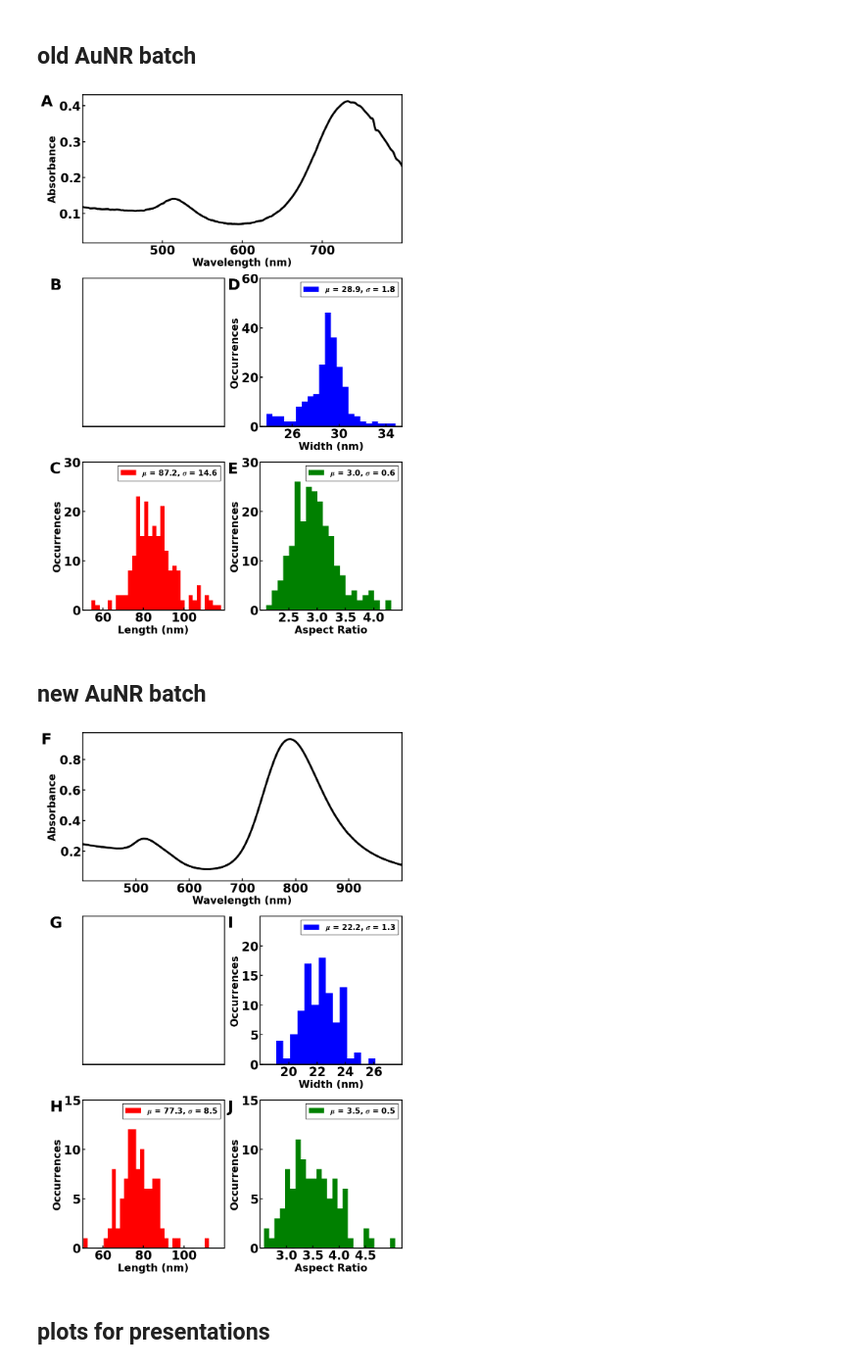
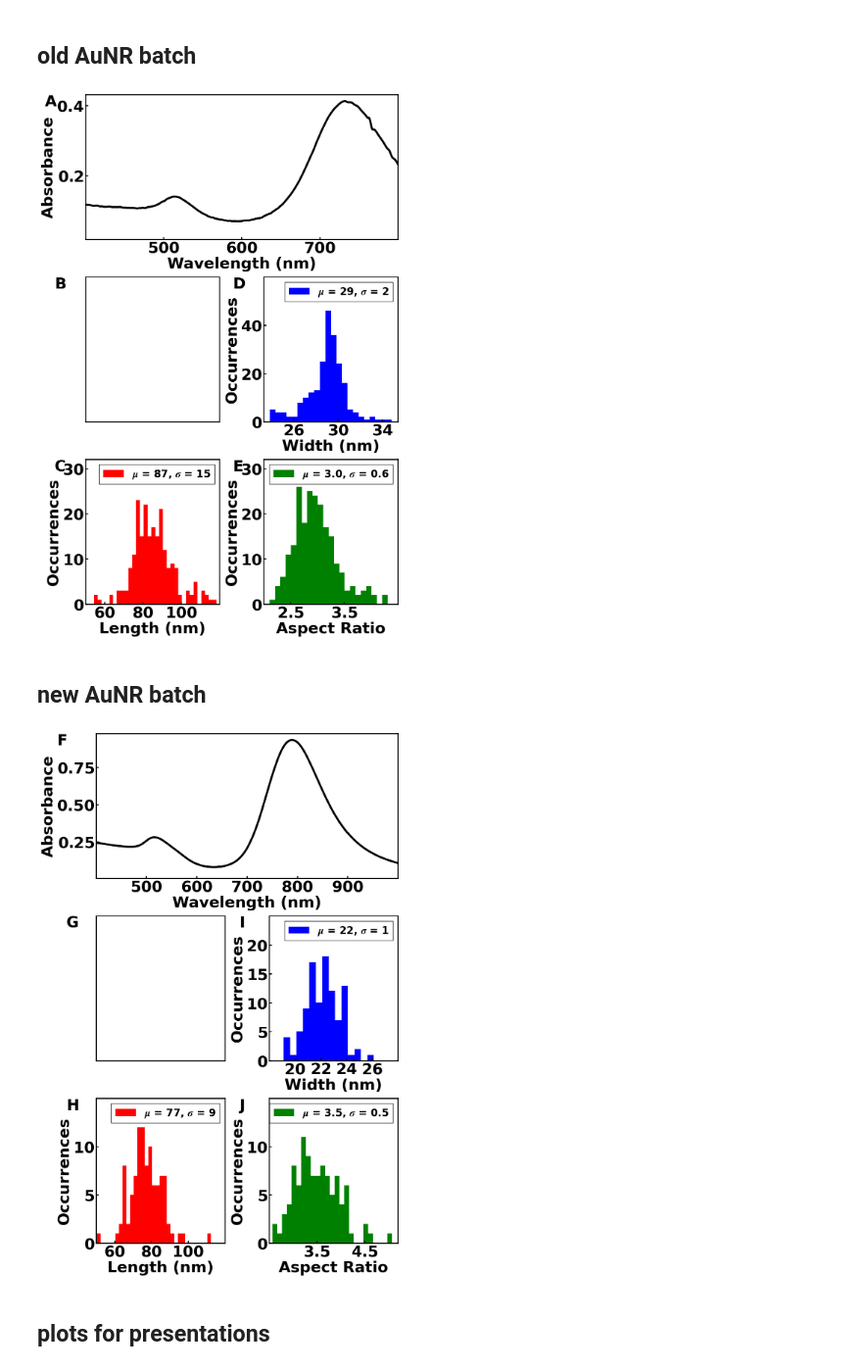
Before and after one commit to SWAN88/AuNR_DA, a Jupyter notebook: 091224_figureS1.ipynb, the cells around one changed output. Shown at 98% size. Saved outputs shown, nothing was run; the diff lists cells and outputs as text; code cells hidden in the pictures.

```diff
--- a/091224_figureS1.ipynb
+++ b/091224_figureS1.ipynb
@@ -37,10 +37,11 @@ fig = plt.figure(figsize=(10, 15))
 axA = plt.subplot2grid((3, 2), (0, 0), colspan=2)  # Span across the first row
 axA.plot(uvvis_data['wav'], uvvis_data['absorbance'], c='k', lw=4)
 axA.text(-0.13, 1, 'A', ha='left', va='top', transform=axA.transAxes, fontsize=30)
+axA.tick_params(axis='both', labelsize=30, pad=3)
 axA.set_xlim(400, 800)
 axA.set_xticks([500, 600, 700])
-axA.set_xlabel('Wavelength (nm)')
-axA.set_ylabel('Absorbance')
+axA.set_xlabel('Wavelength (nm)', fontsize=30)
+axA.set_ylabel('Absorbance', fontsize=30)
 
 # Second row, first column (B)
 axB = plt.subplot2grid((3, 2), (1, 0))
@@ -56,15 +57,16 @@ mean = np.mean(target)
 std = np.std(target)
 target_divided_mean = target/mean
 axC.hist(target, bins=np.arange(min(target), max(target)+binwidth, binwidth),
-        color='r', label=f'$\mu$ = {round(mean, 1)}, $\sigma$ = {round(std, 1)}')
+        color='r', label=f'$\mu$ = {int(round(mean, 0))}, $\sigma$ = {int(round(std, 0))}')
 axC.text(-0.23, 1, 'C', ha='left', va='top', transform=axC.transAxes, fontsize=30)
-axC.set_xlabel('Length (nm)')
-axC.set_ylabel('Occurrences')
-axC.set_ylim(0, 30)
+axC.tick_params(axis='both', labelsize=30, pad=3)
+axC.set_xlabel('Length (nm)', fontsize=30)
+axC.set_ylabel('Occurrences', fontsize=30)
+axC.set_ylim(0, 32)
 axC.set_xlim(50, 120)
 axC.set_xticks([60.0, 80.0, 100.0])
 axC.set_yticks([0, 10, 20, 30])
-axC.legend(fontsize=15)
+axC.legend(fontsize=20)
 
 # Second row, second column (D)
 axD = plt.subplot2grid((3, 2), (1, 1))
@@ -73,14 +75,15 @@ target = width
 mean = np.mean(target)
 std = np.std(target)
 axD.hist(target, bins=np.arange(min(target), max(target)+binwidth, binwidth),
-        color='b', label=f'$\mu$ = {round(mean, 1)}, $\sigma$ = {round(std, 1)}')
+        color='b', label=f'$\mu$ = {int(round(mean, 0))}, $\sigma$ = {int(round(std, 0))}')
 axD.text(-0.23, 1, 'D', ha='left', va='top', transform=axD.transAxes, fontsize=30)
-axD.set_xlabel('Width (nm)')
-axD.set_ylabel('Occurrences')
+axD.tick_params(axis='both', labelsize=30, pad=3)
+axD.set_xlabel('Width (nm)', fontsize=30)
+axD.set_ylabel('Occurrences', fontsize=30)
 axD.set_ylim(0, 60)
 axD.set_xticks([26.0, 30.0, 34.0])
-axD.set_yticks([0, 20, 40, 60])
-axD.legend(fontsize=15)
+axD.set_yticks([0, 20, 40])
+axD.legend(fontsize=20)
 
 # Third row, second column (E)
 axE = plt.subplot2grid((3, 2), (2, 1))
@@ -91,18 +94,19 @@ std = np.std(target)
 axE.hist(target, bins=np.arange(min(target), max(target)+binwidth, binwidth),
         color='g', label=f'$\mu$ = {round(mean, 1)}, $\sigma$ = {round(std, 1)}')
 axE.text(-0.23, 1, 'E', ha='left', va='top', transform=axE.transAxes, fontsize=30)
-axE.set_xlabel('Aspect Ratio')
-axE.set_ylabel('Occurrences')
-axE.set_ylim(0, 30)
+axE.tick_params(axis='both', labelsize=30, pad=3)
+axE.set_xlabel('Aspect Ratio', fontsize=30)
+axE.set_ylabel('Occurrences', fontsize=30)
+axE.set_ylim(0, 32)
 axE.set_xlim(2, 4.5)
-axE.set_xticks([2.5, 3.0, 3.5, 4.0])
+axE.set_xticks([2.5, 3.5])
 axE.set_yticks([0, 10, 20, 30])
-axE.legend(fontsize=15)
+axE.legend(fontsize=20)
 
 # Adjust layout to prevent overlap
 fig.tight_layout()
 # %% [output]
-[figure, old version]
+[figure, new version]
 # %% [markdown]
 ## new AuNR batch
 # %%
@@ -124,10 +128,11 @@ fig = plt.figure(figsize=(10, 15))
 axA = plt.subplot2grid((3, 2), (0, 0), colspan=2)  # Span across the first row
 axA.plot(uvvis_data['wav'], uvvis_data['absorbance'], c='k', lw=4)
 axA.text(-0.13, 1, 'F', ha='left', va='top', transform=axA.transAxes, fontsize=30)
+axA.tick_params(axis='both', labelsize=30, pad=3)
 axA.set_xlim(400, 1000)
 axA.set_xticks([500, 600, 700, 800, 900])
-axA.set_xlabel('Wavelength (nm)')
-axA.set_ylabel('Absorbance')
+axA.set_xlabel('Wavelength (nm)', fontsize=30)
+axA.set_ylabel('Absorbance', fontsize=30)
 
 # Second row, first column (B)
 axB = plt.subplot2grid((3, 2), (1, 0))
@@ -143,54 +148,57 @@ mean = np.mean(target)
 std = np.std(target)
 target_divided_mean = target/mean
 axC.hist(target, bins=np.arange(min(target), max(target)+binwidth, binwidth),
-        color='r', label=f'$\mu$ = {round(mean, 1)}, $\sigma$ = {round(std, 1)}')
+        color='r', label=f'$\mu$ = {int(round(mean, 0))}, $\sigma$ = {int(round(std, 0))}')
 axC.text(-0.23, 1, 'H', ha='left', va='top', transform=axC.transAxes, fontsize=30)
-axC.set_xlabel('Length (nm)')
-axC.set_ylabel('Occurrences')
+axC.tick_params(axis='both', labelsize=30, pad=3)
+axC.set_xlabel('Length (nm)', fontsize=30)
+axC.set_ylabel('Occurrences', fontsize=30)
 axC.set_ylim(0, 15)
 axC.set_xlim(50, 120)
 axC.set_xticks([60, 80, 100])
-axC.set_yticks([0, 5, 10, 15])
-axC.legend(fontsize=15)
+axC.set_yticks([0, 5, 10])
+axC.legend(fontsize=20)
 
 # Second row, second column (D)
 axD = plt.subplot2grid((3, 2), (1, 1))
 binwidth = 0.5
 target = width
 mean = np.mean(target)
 std = np.std(target)
 axD.hist(target, bins=np.arange(min(target), max(target)+binwidth, binwidth),
-        color='b', label=f'$\mu$ = {round(mean, 1)}, $\sigma$ = {round(std, 1)}')
+        color='b', label=f'$\mu$ = {int(round(mean, 0))}, $\sigma$ = {int(round(std, 0))}')
 axD.text(-0.23, 1, 'I', ha='left', va='top', transform=axD.transAxes, fontsize=30)
-axD.set_xlabel('Width (nm)')
-axD.set_ylabel('Occurrences')
+axD.tick_params(axis='both', labelsize=30, pad=3)
+axD.set_xlabel('Width (nm)', fontsize=30)
+axD.set_ylabel('Occurrences', fontsize=30)
 axD.set_ylim(0, 25)
 axD.set_xlim(18, 28)
 axD.set_xticks([20, 22, 24, 26])
 axD.set_yticks([0, 5, 10, 15, 20])
-axD.legend(fontsize=15)
+axD.legend(fontsize=20)
 
 # Third row, second column (E)
 axE = plt.subplot2grid((3, 2), (2, 1))
 binwidth = 0.1
 target = length/width
 mean = np.mean(target)
 std = np.std(target)
 axE.hist(target, bins=np.arange(min(target), max(target)+binwidth, binwidth),
         color='g', label=f'$\mu$ = {round(mean, 1)}, $\sigma$ = {round(std, 1)}')
 axE.text(-0.23, 1, 'J', ha='left', va='top', transform=axE.transAxes, fontsize=30)
-axE.set_xlabel('Aspect Ratio')
-axE.set_ylabel('Occurrences')
+axE.tick_params(axis='both', labelsize=30, pad=3)
+axE.set_xlabel('Aspect Ratio', fontsize=30)
+axE.set_ylabel('Occurrences', fontsize=30)
 axE.set_ylim(0, 15)
 axE.set_xlim(2.5, 5.2)
-axE.set_xticks([3.0, 3.5, 4.0, 4.5])
-axE.set_yticks([0, 5, 10, 15])
-axE.legend(fontsize=15)
+axE.set_xticks([3.5, 4.5])
+axE.set_yticks([0, 5, 10])
+axE.legend(fontsize=20)
 
 # Adjust layout to prevent overlap
 fig.tight_layout()
 # %% [output]
-[figure, old version]
+[figure, new version]
 # %% [markdown]
 ## plots for presentations
 # %%
```
Also changed, not shown: 7 other files.
